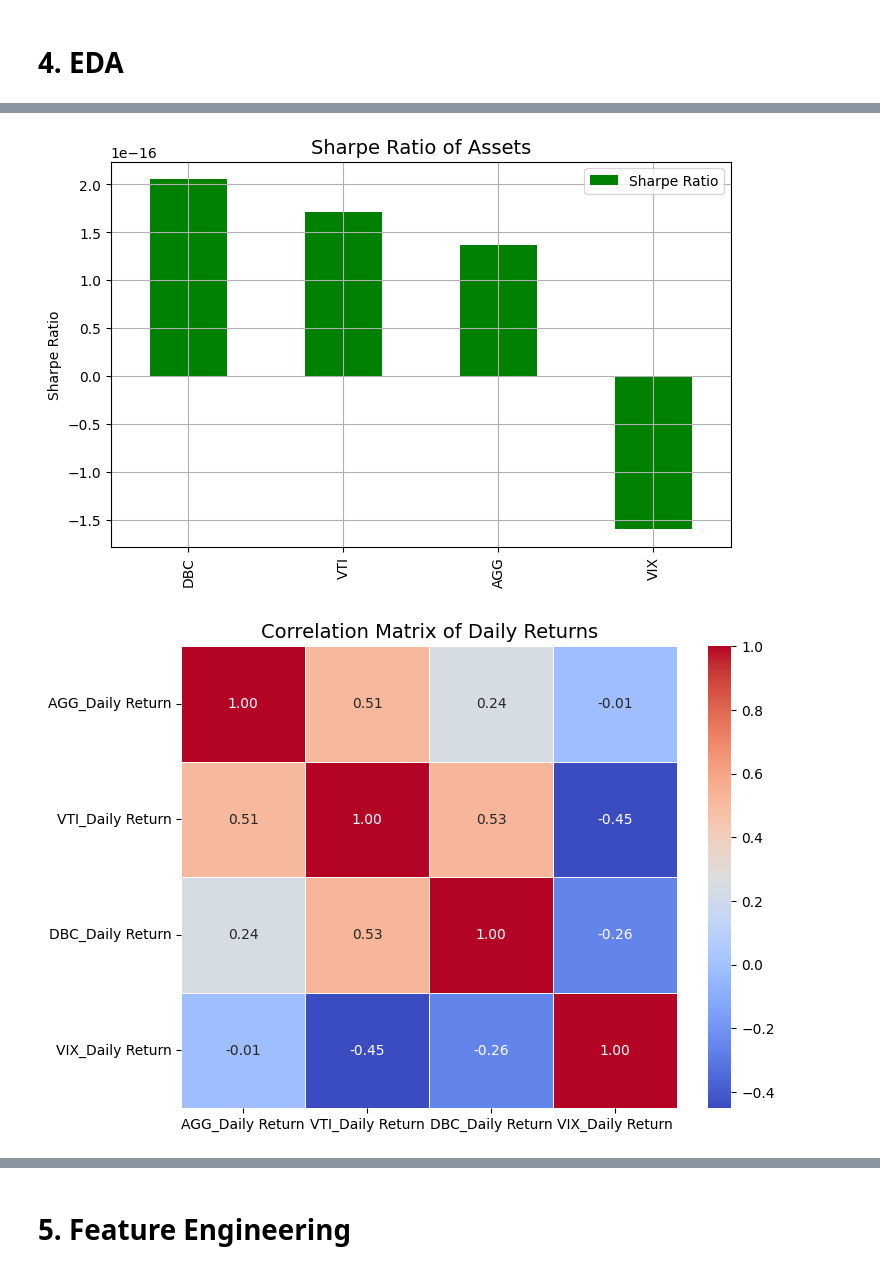
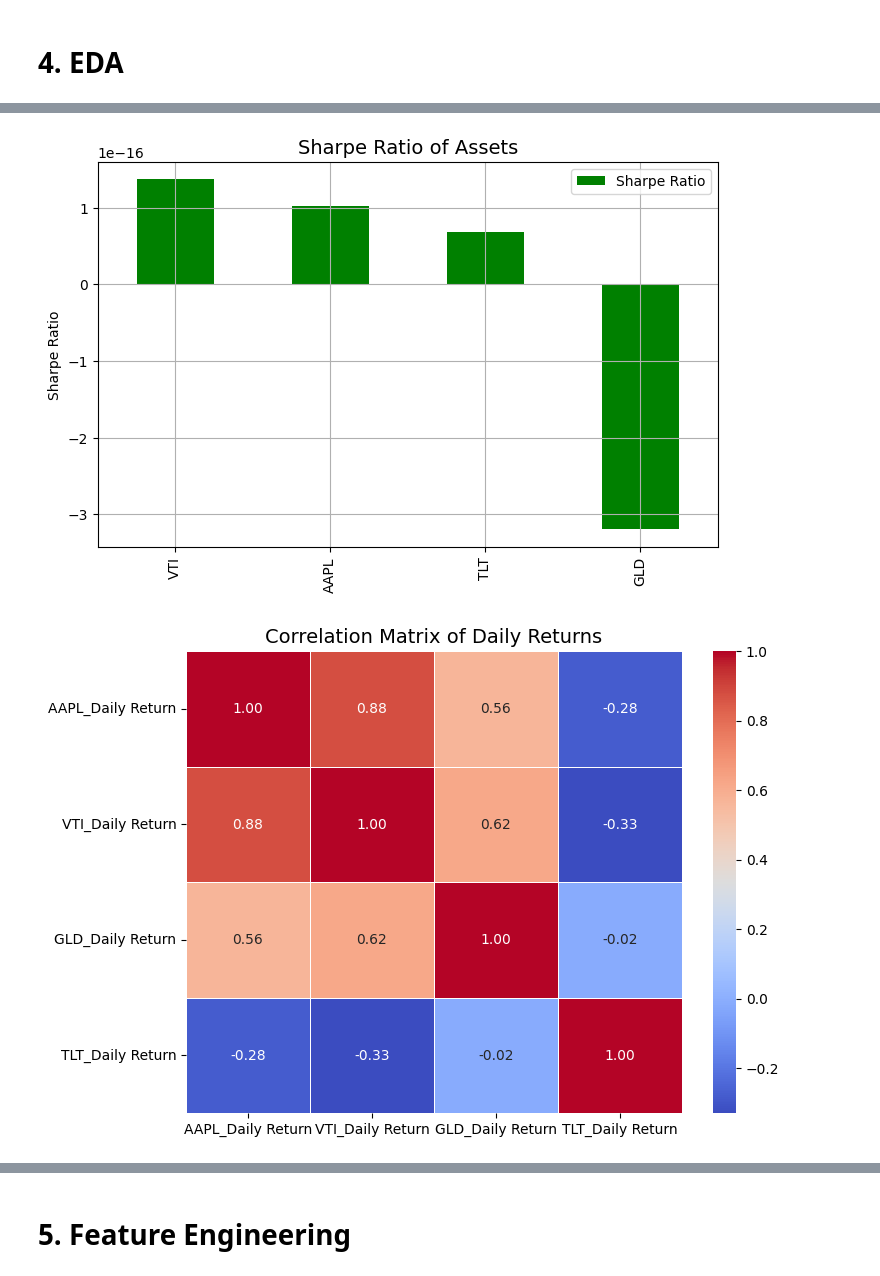
Before and after one commit to Saisha0512/Portfolio_Optimization_ML_DL, a Jupyter notebook: Portfolio_Optimization_ML_DL.ipynb, the cells around one changed output, grey strips where cells are left out. Saved outputs shown, nothing was run; the diff lists cells and outputs as text; code cells hidden in the pictures.

```diff
--- a/Portfolio_Optimization_ML_DL.ipynb
+++ b/Portfolio_Optimization_ML_DL.ipynb
@@ -296,7 +295,7 @@ Date
 # Plotting the Price Trends Over Time
 plt.figure(figsize=(14, 6))
 
-for asset in ['AGG', 'VTI', 'DBC', 'VIX']:
+for asset in ['AAPL', 'VTI', 'GLD', 'TLT']:
     plt.plot(df[f'{asset}_Close'], label=asset)
 
 plt.title("Price Trends Over Time", fontsize=18)
@@ -311,7 +310,7 @@ plt.show()
 # Plotting the Volatility (Standard Deviation of Daily Returns)
 volatility = {
     asset: df[f'{asset}_Daily Return'].std() * np.sqrt(252)  # annualized
-    for asset in ['AGG', 'VTI', 'DBC', 'VIX']
+    for asset in ['AAPL', 'VTI', 'GLD', 'TLT']
 }
 
 vol_df = pd.DataFrame.from_dict(volatility, orient='index', columns=['Annualized Volatility'])
@@ -326,7 +325,7 @@ plt.show()
 # Plotting the Sharpe Ratio
 sharpe_ratios = {
     asset: df[f'{asset}_Daily Return'].mean() / df[f'{asset}_Daily Return'].std() * np.sqrt(252)
-    for asset in ['AGG', 'VTI', 'DBC', 'VIX']
+    for asset in ['AAPL', 'VTI', 'GLD', 'TLT']
 }
 
 sharpe_df = pd.DataFrame.from_dict(sharpe_ratios, orient='index', columns=['Sharpe Ratio'])
@@ -336,18 +335,18 @@ plt.ylabel("Sharpe Ratio")
 plt.grid(True)
 plt.show()
 # %% [output]
-[figure, old version]
+[figure, new version]
 # %%
 # Plotting the Correlation Matrix (Daily Returns)
-returns_df = df[[f'{asset}_Daily Return' for asset in ['AGG', 'VTI', 'DBC', 'VIX']]]
+returns_df = df[[f'{asset}_Daily Return' for asset in ['AAPL', 'VTI', 'GLD', 'TLT']]]
 corr = returns_df.corr()
 
 plt.figure(figsize=(8, 6))
 sns.heatmap(corr, annot=True, cmap='coolwarm', fmt=".2f", linewidths=0.5)
 plt.title("Correlation Matrix of Daily Returns", fontsize=14)
 plt.show()
 # %% [output]
-[figure, old version]
+[figure, new version]
 # %%
 # Plotting the Drawdown (Max Loss from Peak)
 def calculate_drawdown(series):
```
Also changed, not shown: parts of 34 cells of this notebook.
